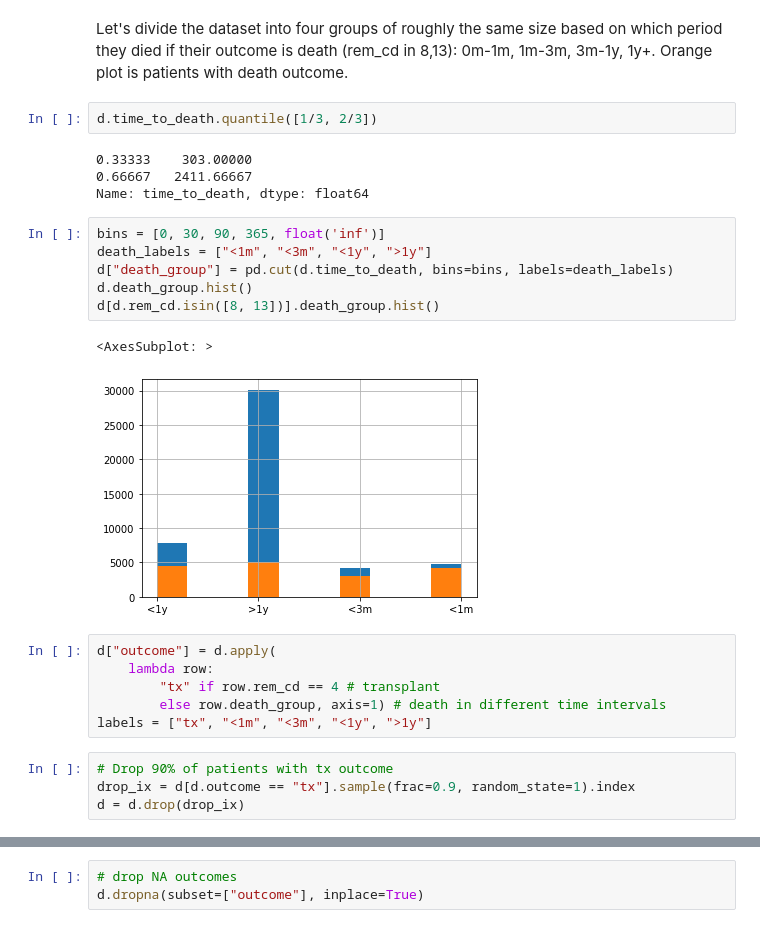
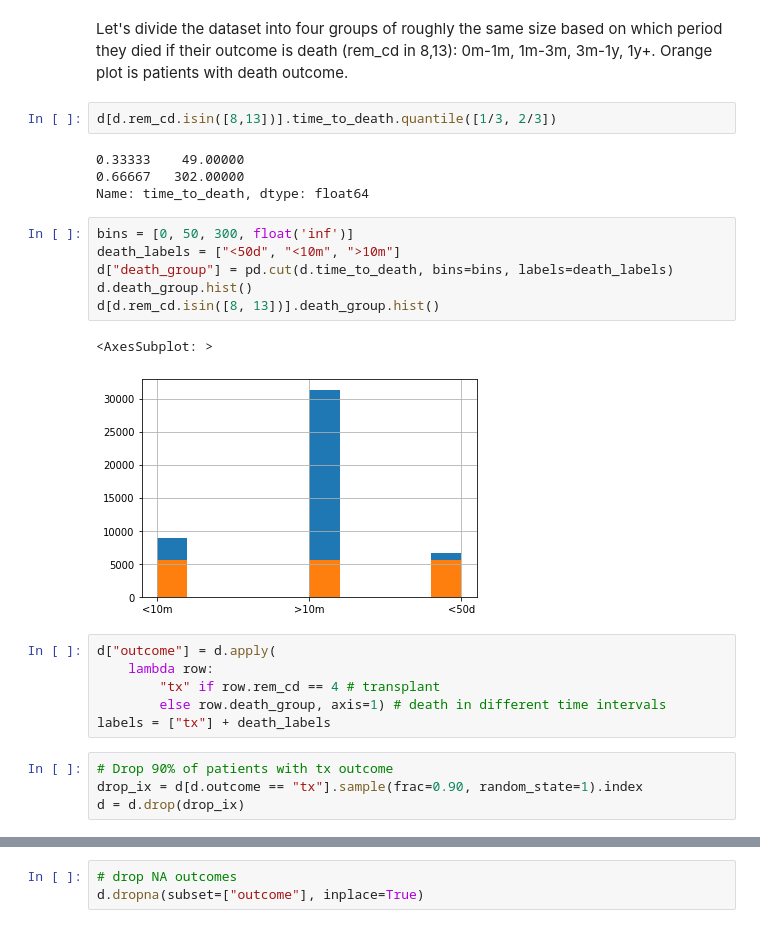
Before and after one commit to wansgar/edan70-project, a Jupyter notebook: column_categorization.ipynb, the cells around one changed output, grey strips where cells are left out. Cells and saved outputs as stored; diff of their text form.

Commit message:
Reduced number of death groups to three (<50d, <10m, >10m)

```diff
--- a/column_categorization.ipynb
+++ b/column_categorization.ipynb
@@ -515,29 +515,29 @@ This imputation looks OK and should give us more useable data to work with.
 # %% [markdown]
 Let's divide the dataset into four groups of roughly the same size based on which period they died if their outcome is death (rem_cd in 8,13): 0m-1m, 1m-3m, 3m-1y, 1y+. Orange plot is patients with death outcome.
 # %%
-d.time_to_death.quantile([1/3, 2/3])
+d[d.rem_cd.isin([8,13])].time_to_death.quantile([1/3, 2/3])
 # %% [output]
-0.33333    303.00000
-0.66667   2411.66667
+0.33333    49.00000
+0.66667   302.00000
 Name: time_to_death, dtype: float64
 # %%
-bins = [0, 30, 90, 365, float('inf')]
-death_labels = ["<1m", "<3m", "<1y", ">1y"]
+bins = [0, 50, 300, float('inf')]
+death_labels = ["<50d", "<10m", ">10m"]
 d["death_group"] = pd.cut(d.time_to_death, bins=bins, labels=death_labels)
 d.death_group.hist()
 d[d.rem_cd.isin([8, 13])].death_group.hist()
 # %% [output]
 <AxesSubplot: >
-[figure, old version]
+[figure, new version]
 # %%
 d["outcome"] = d.apply(
     lambda row:
         "tx" if row.rem_cd == 4 # transplant
         else row.death_group, axis=1) # death in different time intervals
-labels = ["tx", "<1m", "<3m", "<1y", ">1y"]
+labels = ["tx"] + death_labels
 # %%
 # Drop 90% of patients with tx outcome
-drop_ix = d[d.outcome == "tx"].sample(frac=0.9, random_state=1).index
+drop_ix = d[d.outcome == "tx"].sample(frac=0.90, random_state=1).index
 d = d.drop(drop_ix)
 # %%
 # print distribution plot of outcomes
```
Also changed, not shown: parts of 15 cells of this notebook.
